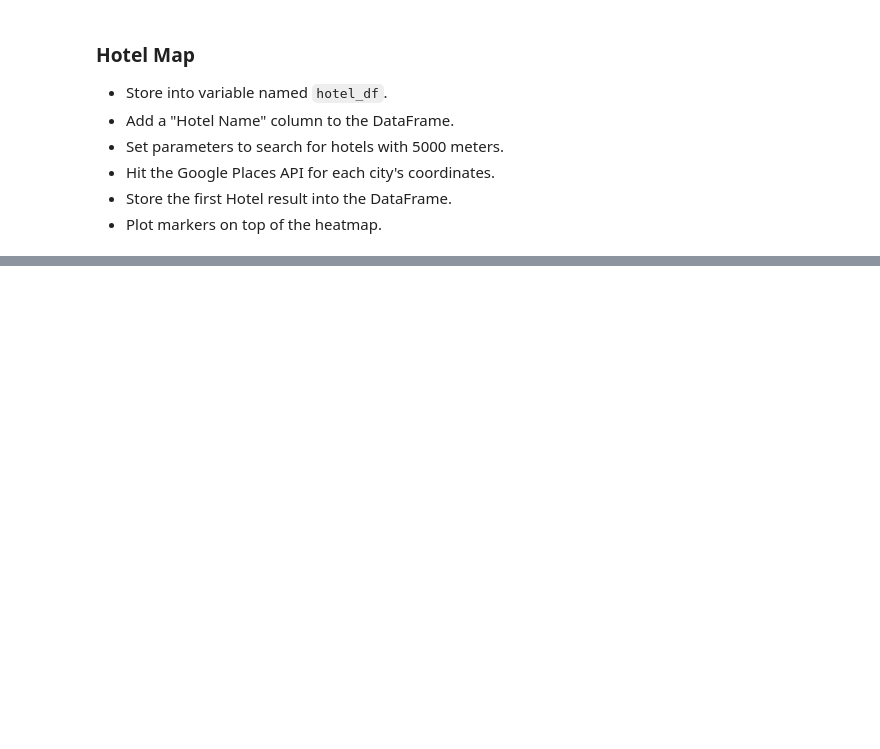
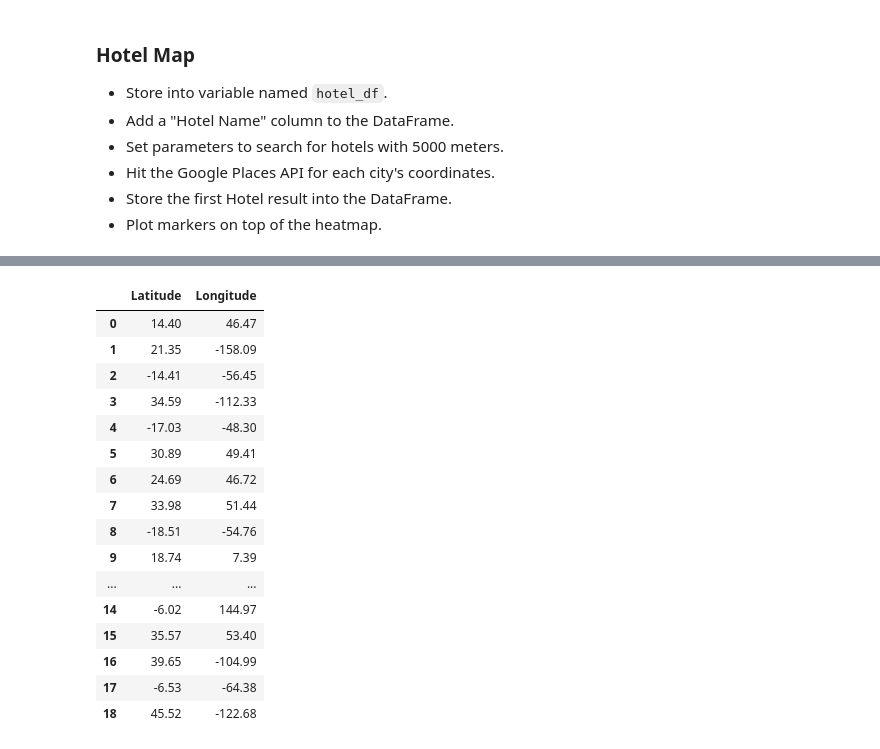
Before and after one commit to Posh007/python-api-challenge, a Jupyter notebook: Vacation.Py/VacationPy.ipynb, the cells around one changed output, grey strips where cells are left out. Cells and saved outputs as stored; diff of their text form; code cells hidden in the pictures; blank space fills up the shorter version.

```diff
--- a/Vacation.Py/VacationPy.ipynb
+++ b/Vacation.Py/VacationPy.ipynb
@@ -119,18 +142,37 @@ response = requests.get(base_url, params=params)
 # %%
 # NOTE: Do not change any of the code in this cell
 
 # Using the template add the hotel marks to the heatmap
 info_box_template = """
 <dl>
 <dt>Name</dt><dd>{Hotel Name}</dd>
 <dt>City</dt><dd>{City}</dd>
-<dt>Country</dt><dd>{Country}</dd>
 </dl>
 """
+
 # Store the DataFrame Row
 # NOTE: be sure to update with your DataFrame name
-hotel_info = [info_box_template.format(**row) for index, row in hotel_df.iterrows()]
-locations = hotel_df[["Lat", "Lng"]]
+hotel_info = [info_box_template.format(**row) for index, row in ideal_df.iterrows()]
+locations = ideal_df[["Latitude", "Longitude"]]
+locations
+# %% [output]
+|  | Latitude | Longitude |
+| 0 | 14.40 | 46.47 |
+| 1 | 21.35 | -158.09 |
+| 2 | -14.41 | -56.45 |
+| 3 | 34.59 | -112.33 |
+| 4 | -17.03 | -48.30 |
+| 5 | 30.89 | 49.41 |
+| 6 | 24.69 | 46.72 |
+| 7 | 33.98 | 51.44 |
+| 8 | -18.51 | -54.76 |
+| 9 | 18.74 | 7.39 |
+| ... | ... | ... |
+| 14 | -6.02 | 144.97 |
+| 15 | 35.57 | 53.40 |
+| 16 | 39.65 | -104.99 |
+| 17 | -6.53 | -64.38 |
+| 18 | 45.52 | -122.68 |
 # %%
 # Add marker layer ontop of heat map
 markers = gmaps.marker_layer(locations)
```
Also changed, not shown: parts of 15 cells of this notebook.
